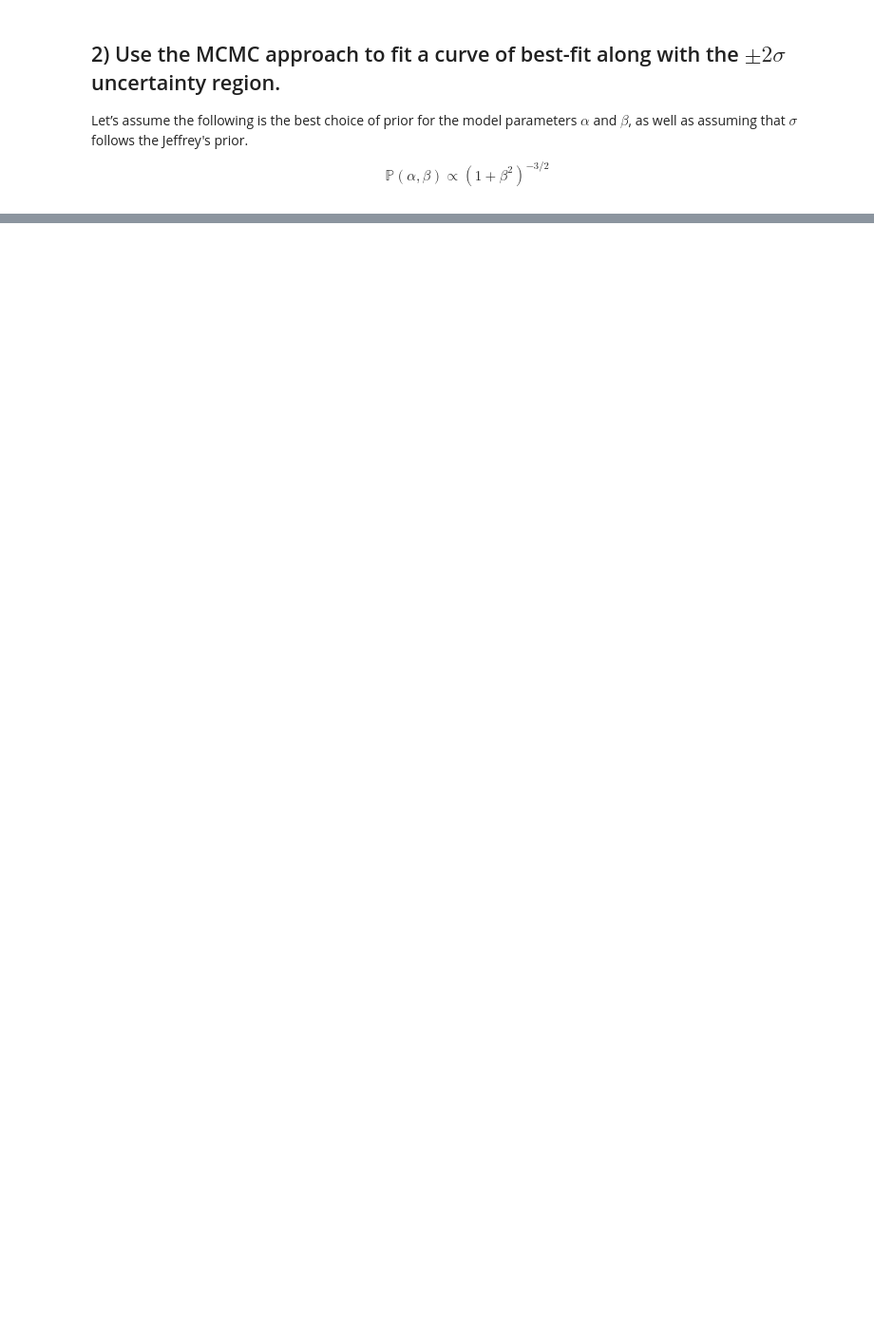
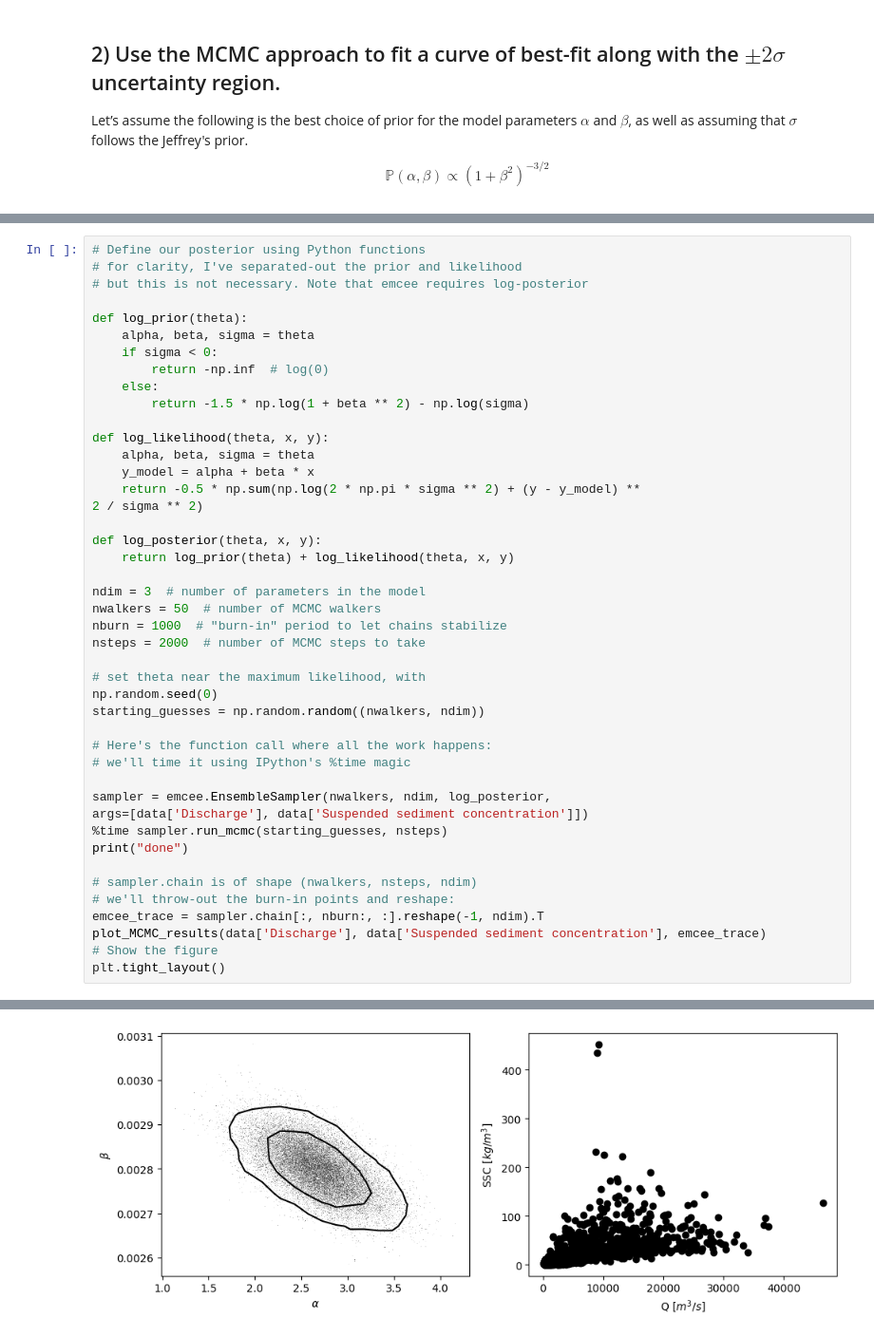
Before and after one commit to bKeungAuyeung/MSTA-Final, a Jupyter notebook: bAuyeung_Final-Code_MSTA.ipynb, the cells around one changed output, grey strips where cells are left out. Shown at 95% size. Saved outputs shown, nothing was run; the diff lists cells and outputs as text; blank space fills up the shorter version.

```diff
--- a/bAuyeung_Final-Code_MSTA.ipynb
+++ b/bAuyeung_Final-Code_MSTA.ipynb
@@ -93,0 +151,45 @@ $$ \mathbb{P}(\alpha, \beta) \propto (1+\beta^2)^{-3/2}$$
+# %%
+# Define our posterior using Python functions
+# for clarity, I've separated-out the prior and likelihood
+# but this is not necessary. Note that emcee requires log-posterior
+
+def log_prior(theta):
+    alpha, beta, sigma = theta
+    if sigma < 0:
+        return -np.inf  # log(0)
+    else:
+        return -1.5 * np.log(1 + beta ** 2) - np.log(sigma)
+
+def log_likelihood(theta, x, y):
+    alpha, beta, sigma = theta
+    y_model = alpha + beta * x
+    return -0.5 * np.sum(np.log(2 * np.pi * sigma ** 2) + (y - y_model) **
+2 / sigma ** 2)
+
+def log_posterior(theta, x, y):
+    return log_prior(theta) + log_likelihood(theta, x, y)
+
+ndim = 3  # number of parameters in the model
+nwalkers = 50  # number of MCMC walkers
+nburn = 1000  # "burn-in" period to let chains stabilize
+nsteps = 2000  # number of MCMC steps to take
+
+# set theta near the maximum likelihood, with
+np.random.seed(0)
+starting_guesses = np.random.random((nwalkers, ndim))
+
+# Here's the function call where all the work happens:
+# we'll time it using IPython's %time magic
+
+sampler = emcee.EnsembleSampler(nwalkers, ndim, log_posterior,
+args=[data['Discharge'], data['Suspended sediment concentration']])
+%time sampler.run_mcmc(starting_guesses, nsteps)
+print("done")
+
+# sampler.chain is of shape (nwalkers, nsteps, ndim)
+# we'll throw-out the burn-in points and reshape:
+emcee_trace = sampler.chain[:, nburn:, :].reshape(-1, ndim).T
+plot_MCMC_results(data['Discharge'], data['Suspended sediment concentration'], emcee_trace)
+# Show the figure
+plt.tight_layout()
+# %% [output]
@@ -93,0 +199 @@ $$ \mathbb{P}(\alpha, \beta) \propto (1+\beta^2)^{-3/2}$$
+[figure, added]
```
Also changed, not shown: parts of 4 cells of this notebook.
